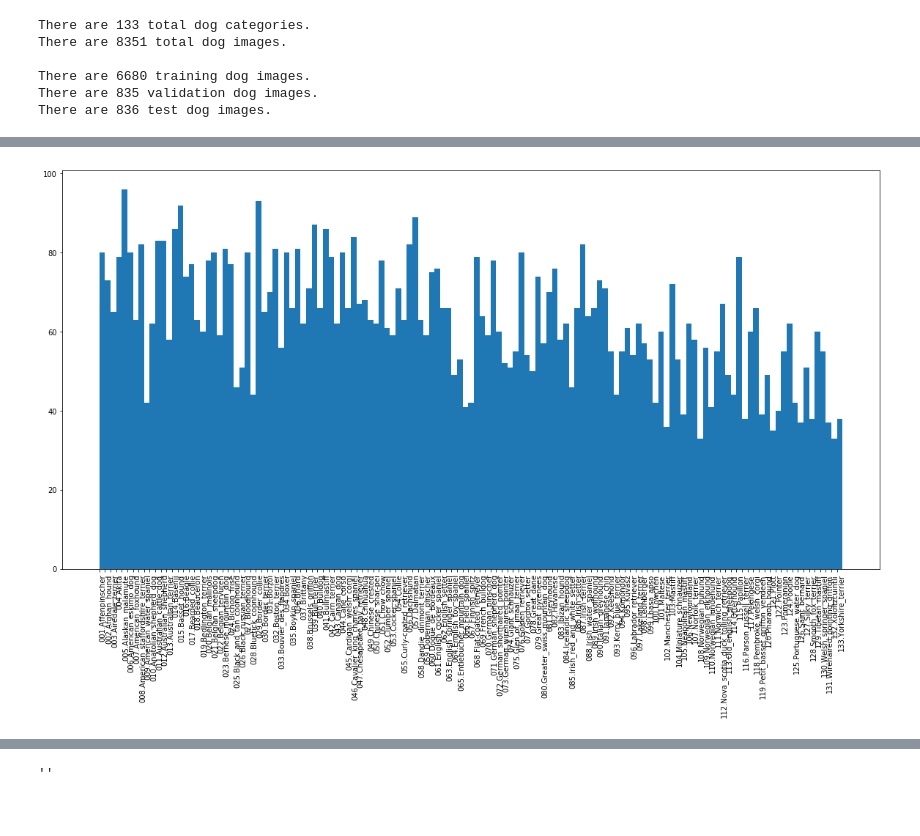
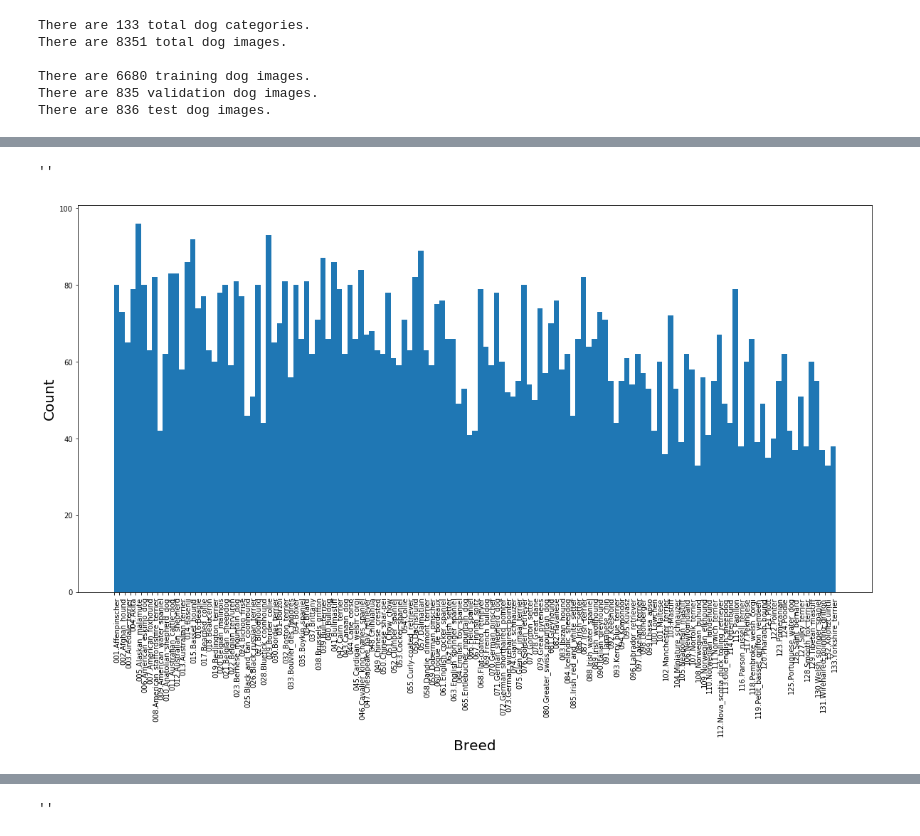
Before and after one commit to tranyuan/Dog-Breed, a Jupyter notebook: dog_app.ipynb, the cells around one changed output, grey strips where cells are left out. Drawn from its saved outputs; the diff is of its cells as text; code cells hidden in the pictures.

Commit message:
add addtional plot and fix model

```diff
--- a/dog_app.ipynb
+++ b/dog_app.ipynb
@@ -110,9 +128,13 @@ a = imagefile(files)
 # %%
 plt.figure(figsize=(20,10))
 plt.hist(a,bins=np.arange(0, 133 + 1, 1))
-plt.xticks(rotation=90, horizontalalignment='left');
+plt.xticks(rotation=90, horizontalalignment='left')
+plt.xlabel('Breed',fontsize = 20)
+plt.ylabel('Count',fontsize = 20)
+;
 # %% [output]
+''
-[figure, old version]
+[figure, new version]
 # %%
 plt.figure(figsize=(20,10))
 plt.hist(t,bins=np.arange(0, 133 + 1, 1))
```
Also changed, not shown: parts of 21 cells of this notebook, 1 other file.
